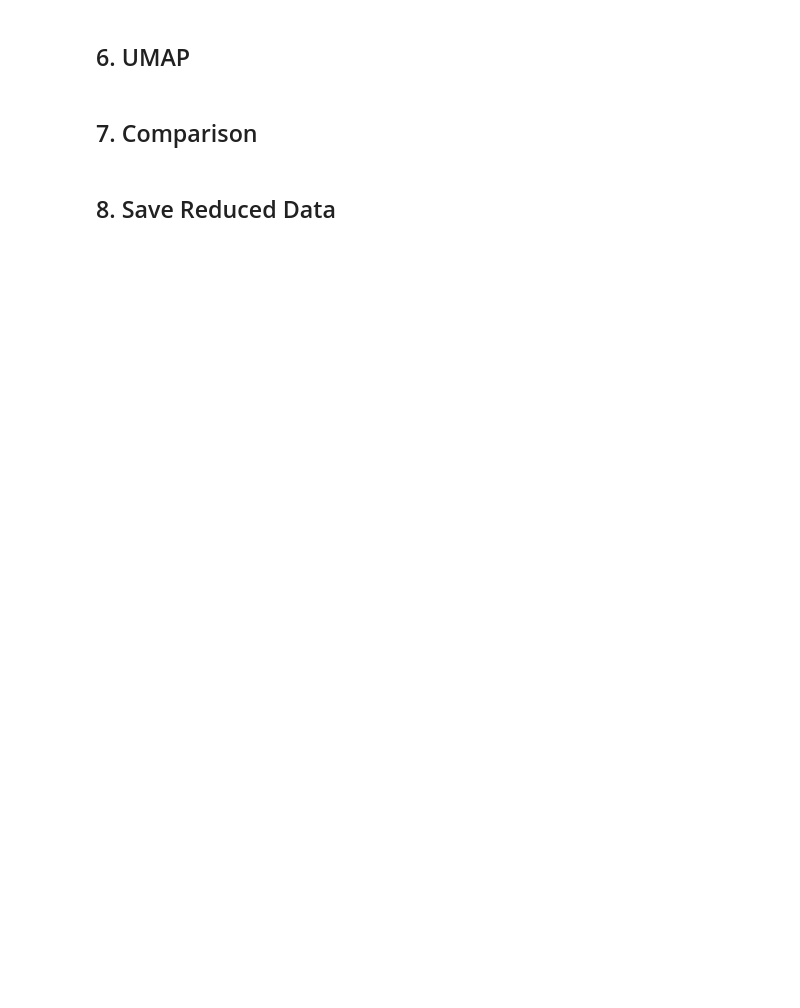
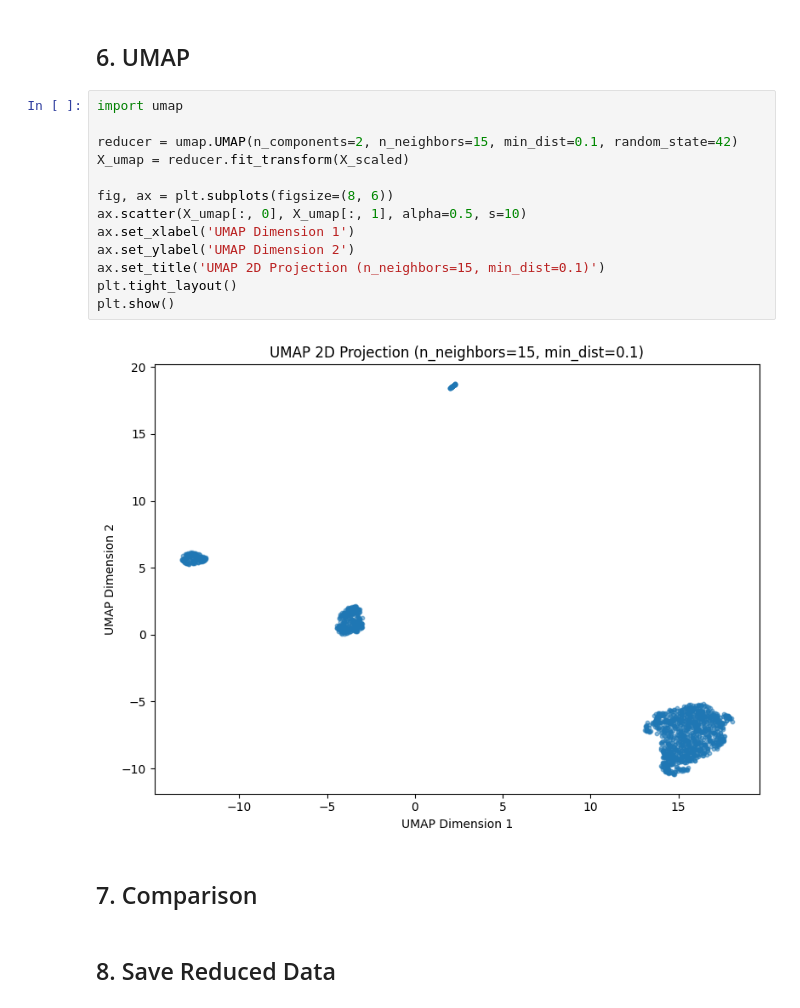
Before and after one commit to svenb23/ML-UL-FE, a Jupyter notebook: Notebooks/02_dimensionality_reduction.ipynb, the cells around one changed output. Saved outputs shown, nothing was run; the diff lists cells and outputs as text; blank space fills up the shorter version.

```diff
--- a/Notebooks/02_dimensionality_reduction.ipynb
+++ b/Notebooks/02_dimensionality_reduction.ipynb
@@ -58,5 +112,20 @@ plt.show()
 # %% [markdown]
 ## 6. UMAP
+# %%
+import umap
+
+reducer = umap.UMAP(n_components=2, n_neighbors=15, min_dist=0.1, random_state=42)
+X_umap = reducer.fit_transform(X_scaled)
+
+fig, ax = plt.subplots(figsize=(8, 6))
+ax.scatter(X_umap[:, 0], X_umap[:, 1], alpha=0.5, s=10)
+ax.set_xlabel('UMAP Dimension 1')
+ax.set_ylabel('UMAP Dimension 2')
+ax.set_title('UMAP 2D Projection (n_neighbors=15, min_dist=0.1)')
+plt.tight_layout()
+plt.show()
+# %% [output]
+[figure, added]
 # %% [markdown]
 ## 7. Comparison
 # %% [markdown]
```
Also changed, not shown: parts of 3 cells of this notebook, 1 other file.
